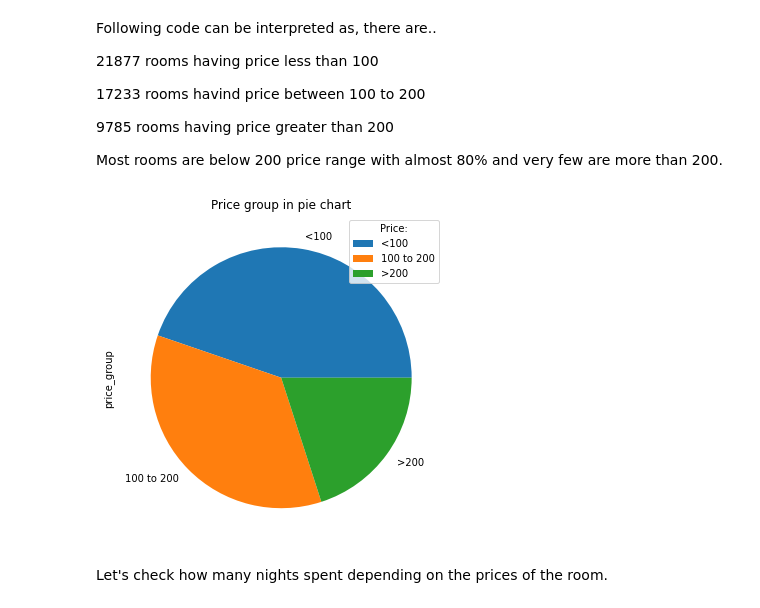
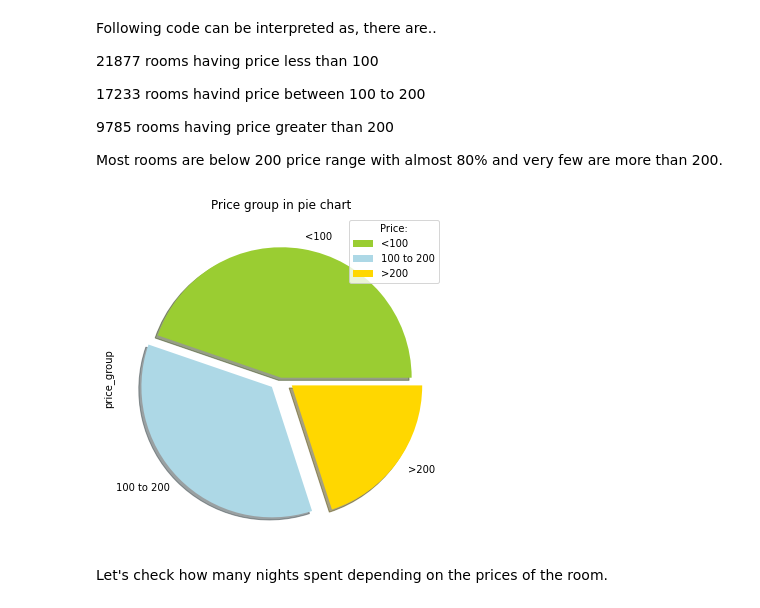
Before and after one commit to SubhamZap/Airbnb-Booking-Analysis, a Jupyter notebook: Airbnb_Bookings_Analysis_Capstone_Project.ipynb, the cells around one changed output. Saved outputs shown, nothing was run; the diff lists cells and outputs as text; code cells hidden in the pictures.

```diff
--- a/Airbnb_Bookings_Analysis_Capstone_Project.ipynb
+++ b/Airbnb_Bookings_Analysis_Capstone_Project.ipynb
@@ -704,15 +725,15 @@ Following code can be interpreted as, there are..
 # %%
 # Representation of price groups
 
 df1 = pd.DataFrame(new_air_df.groupby(['price_group'])['price_group'].value_counts().sort_values(ascending = False))
 mylabels = ["<100", "100 to 200", ">200"]
-df1.plot.pie(subplots=True,labels = mylabels, figsize=(8,6))
+df1.plot.pie(subplots=True,labels = mylabels, shadow= True, colors= ['yellowgreen', 'lightblue', 'gold'], explode= [0.0, 0.1, 0.1], figsize=(8,6))
 plt.legend(title = "Price:")
 plt.title('Price group in pie chart')
 
 plt.show()
 # %% [output]
-[figure, old version]
+[figure, new version]
 # %% [markdown]
 Let's check how many nights spent depending on the prices of the room.
 # %%
```
Also changed, not shown: parts of 4 cells of this notebook.
